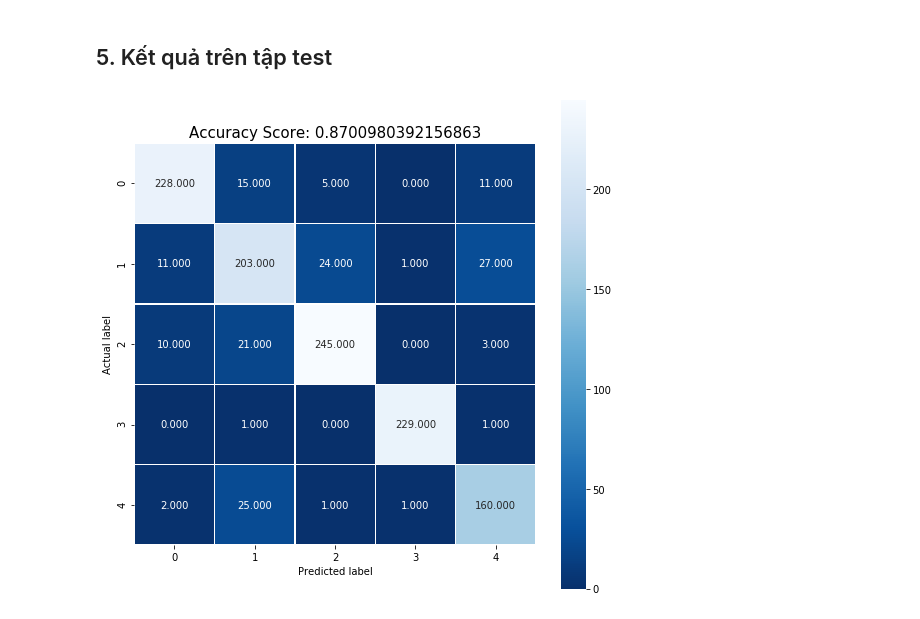
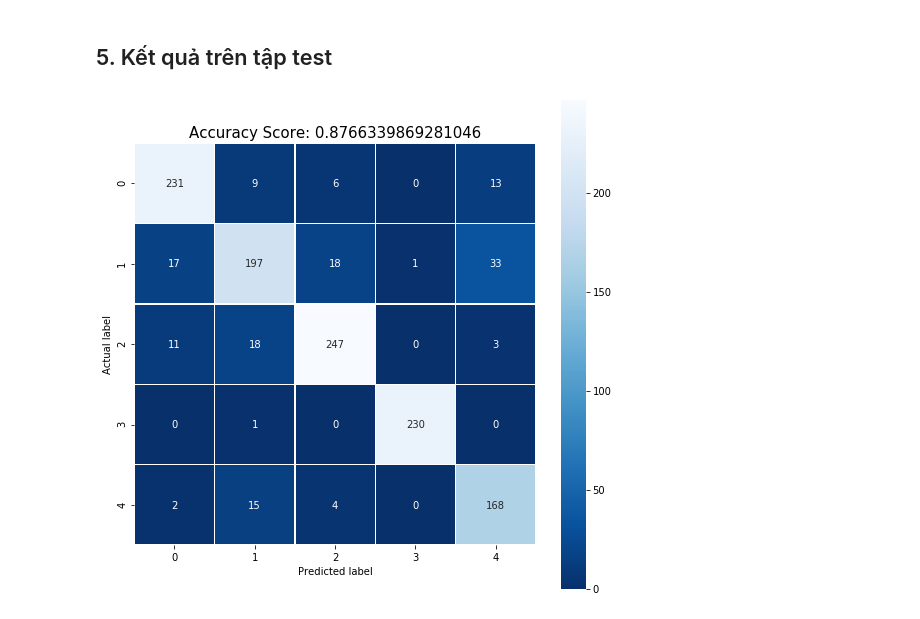
Before and after one commit to tuandoan998/DS_Final_Project, a Jupyter notebook: scripts/pipe_line.ipynb, the cells around one changed output. Saved outputs shown, nothing was run; the diff lists cells and outputs as text; code cells hidden in the pictures.

```diff
--- a/scripts/pipe_line.ipynb
+++ b/scripts/pipe_line.ipynb
@@ -88,7 +88,11 @@ False
 # %% [markdown]
 ### 2.1. Số lượng mẫu dữ liệu ở mỗi thể loại
 # %%
-ax = pd.value_counts(data_df['label']).plot(kind="bar")
+display_sr = pd.Series()
+for i,label in enumerate(data_df['label'].unique()):
+    display_sr.at[label_name[i]] = len(data_df.loc[data_df['label'] == i])
+
+ax = display_sr.plot(kind='bar')
 ax.set_xlabel('Category')
 ax.set_ylabel('Number of sample')
 ax.set_title('Number of sample in each category')
@@ -387,19 +391,17 @@ tfidf_features_pipeline = Pipeline([
     ('tfidf_features', FeatureUnion([
         ('title_tfidf_features', Pipeline([
             ('selector', ItemSelector(key='title')),
-            ('tfidf', TfidfVectorizer()),
-            ('best', TruncatedSVD(n_components=50))
+            ('tfidf', TfidfVectorizer())
         ])),
         ('text_tfidf_features', Pipeline([
             ('selector', ItemSelector(key='text')),
-            ('tfidf', TfidfVectorizer()),
-            ('best', TruncatedSVD(n_components=50))
+            ('tfidf', TfidfVectorizer())
         ]))
     ]))
 ])
 
 
-model = linear_model.LogisticRegression(solver="lbfgs",multi_class="auto",max_iter=4000)
+model = linear_model.LogisticRegression(solver="lbfgs",multi_class="auto",max_iter=4000, random_state=0)
 
 full_pipeline = Pipeline([
     ('remove_irrelevant', RemoveIrrelevant()),
@@ -413,7 +415,7 @@ full_pipeline = Pipeline([
 ### 4.2. Khai báo các hyper parameter cần tinh chỉnh
 # %%
 ngram_range_list = [(1,1), (1,2), (1,3), (2,3)]
-logistic_regularizations = [0.01, 0.1, 1, 10]
+logistic_regularizations = [0.1, 1, 10, 100]
 # %% [markdown]
 ### 4.3. Huấn luyện
 # %%
@@ -557,10 +559,10 @@ y_test_predict = full_pipeline.predict(X_test)
 # %%
 cm = metrics.confusion_matrix(y_test, y_test_predict)
 plt.figure(figsize=(9,9))
-sns.heatmap(cm, annot=True, fmt=".3f", linewidths=.5, square = True, cmap = 'Blues_r');
+sns.heatmap(cm, annot=True, fmt=".0f", linewidths=.5, square = True, cmap = 'Blues_r');
 plt.ylabel('Actual label')
 plt.xlabel('Predicted label')
 all_sample_title = 'Accuracy Score: {0}'.format(metrics.accuracy_score(y_test, y_test_predict))
 plt.title(all_sample_title, size = 15);
 # %% [output]
-[figure, old version]
+[figure, new version]
```
Also changed, not shown: parts of 5 cells of this notebook, 2 other files.
